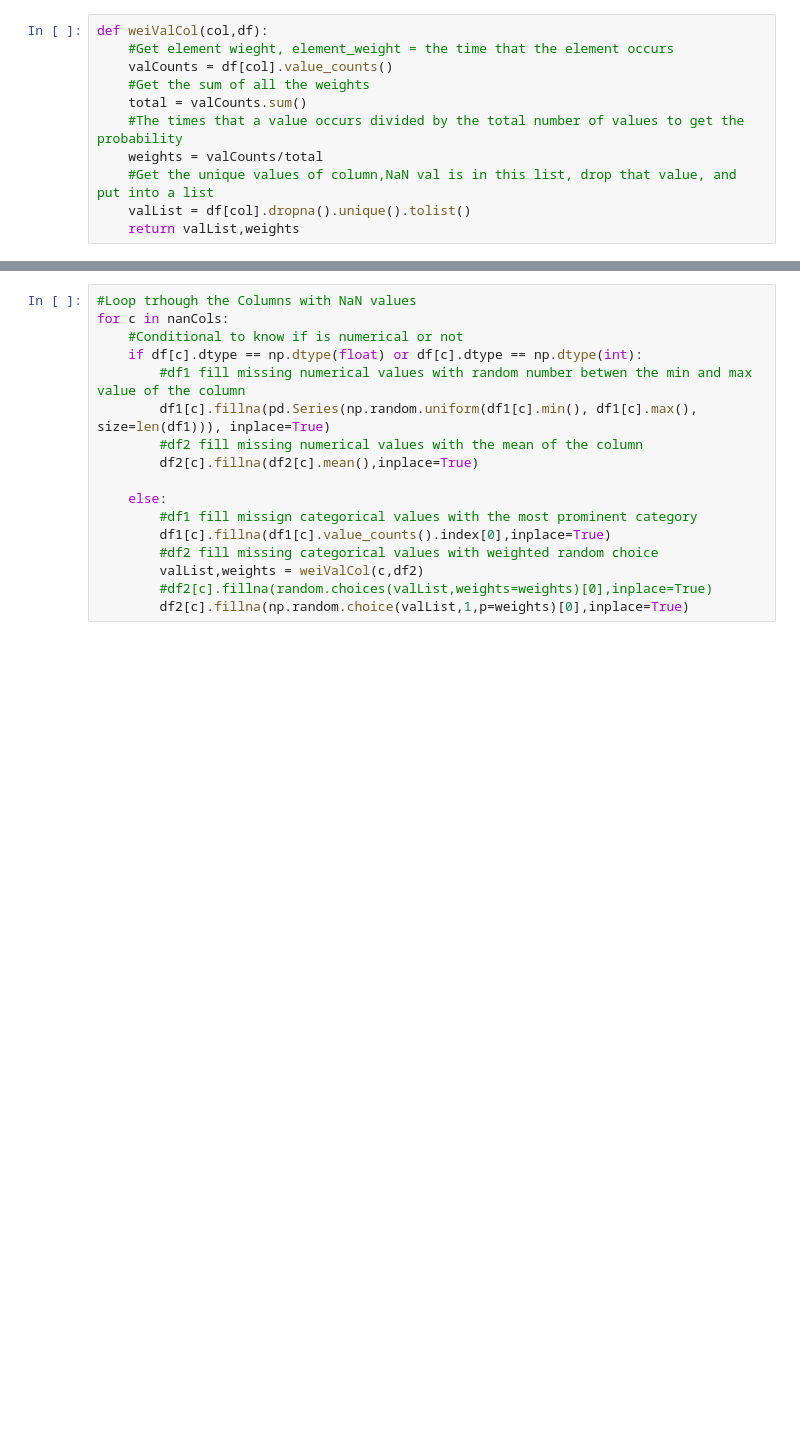
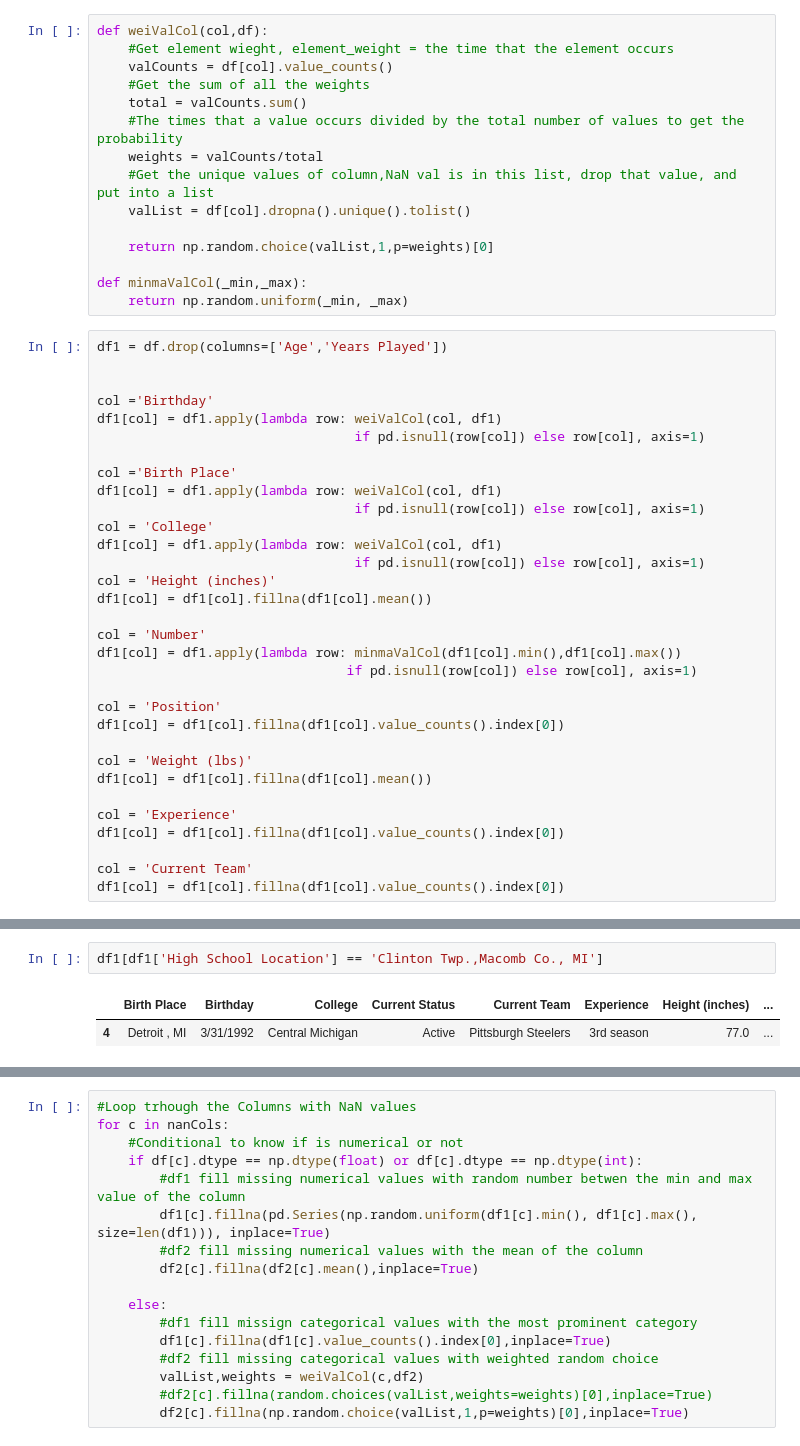
Before and after one commit to Leodna/MCIA23-MLFL, a Jupyter notebook: data_wrangling/homework_pandas.ipynb, the cells around one changed output, grey strips where cells are left out. Saved outputs shown, nothing was run; the diff lists cells and outputs as text; blank space fills up the shorter version.

```diff
--- a/data_wrangling/homework_pandas.ipynb
+++ b/data_wrangling/homework_pandas.ipynb
@@ -26,4 +61,40 @@ def weiValCol(col,df):
     weights = valCounts/total
     #Get the unique values of column,NaN val is in this list, drop that value, and put into a list
     valList = df[col].dropna().unique().tolist()
-    return valList,weights
+
+    return np.random.choice(valList,1,p=weights)[0]
+
+def minmaValCol(_min,_max):
+    return np.random.uniform(_min, _max)
+# %%
+df1 = df.drop(columns=['Age','Years Played'])
+
+
+col ='Birthday'
+df1[col] = df1.apply(lambda row: weiValCol(col, df1)
+                                 if pd.isnull(row[col]) else row[col], axis=1)
+
+col ='Birth Place'
+df1[col] = df1.apply(lambda row: weiValCol(col, df1)
+                                 if pd.isnull(row[col]) else row[col], axis=1)
+col = 'College'
+df1[col] = df1.apply(lambda row: weiValCol(col, df1)
+                                 if pd.isnull(row[col]) else row[col], axis=1)
+col = 'Height (inches)'
+df1[col] = df1[col].fillna(df1[col].mean())
+
+col = 'Number'
+df1[col] = df1.apply(lambda row: minmaValCol(df1[col].min(),df1[col].max())
+                                if pd.isnull(row[col]) else row[col], axis=1)
+
+col = 'Position'
+df1[col] = df1[col].fillna(df1[col].value_counts().index[0])
+
+col = 'Weight (lbs)'
+df1[col] = df1[col].fillna(df1[col].mean())
+
+col = 'Experience'
+df1[col] = df1[col].fillna(df1[col].value_counts().index[0])
+
+col = 'Current Team'
+df1[col] = df1[col].fillna(df1[col].value_counts().index[0])
@@ -29,0 +130,5 @@ def weiValCol(col,df):
+# %%
+df1[df1['High School Location'] == 'Clinton Twp.,Macomb Co., MI']
+# %% [output]
+|  | Birth Place | Birthday | College | Current Status | Current Team | Experience | Height (inches) | ... |
+| 4 | Detroit , MI | 3/31/1992 | Central Michigan | Active | Pittsburgh Steelers | 3rd season | 77.0 | ... |
```
Also changed, not shown: parts of 22 cells of this notebook.
